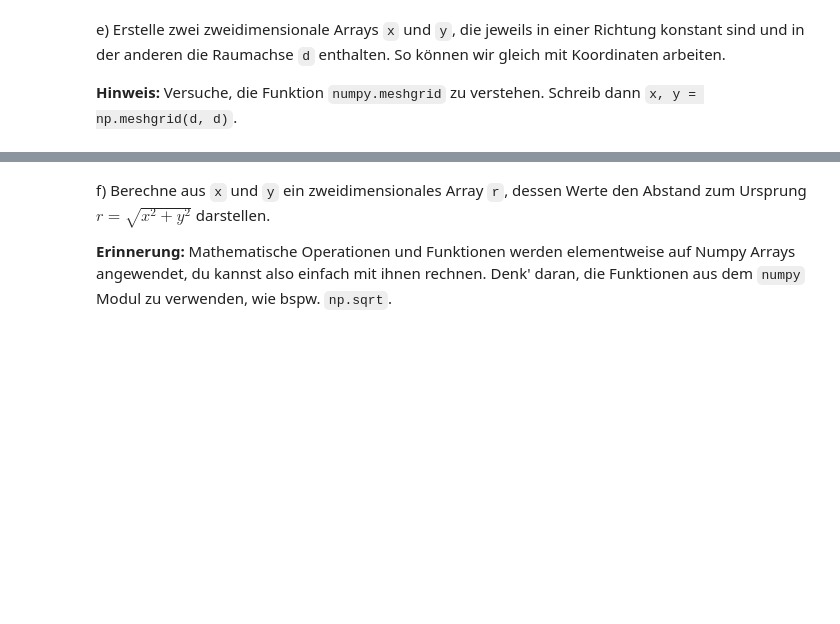
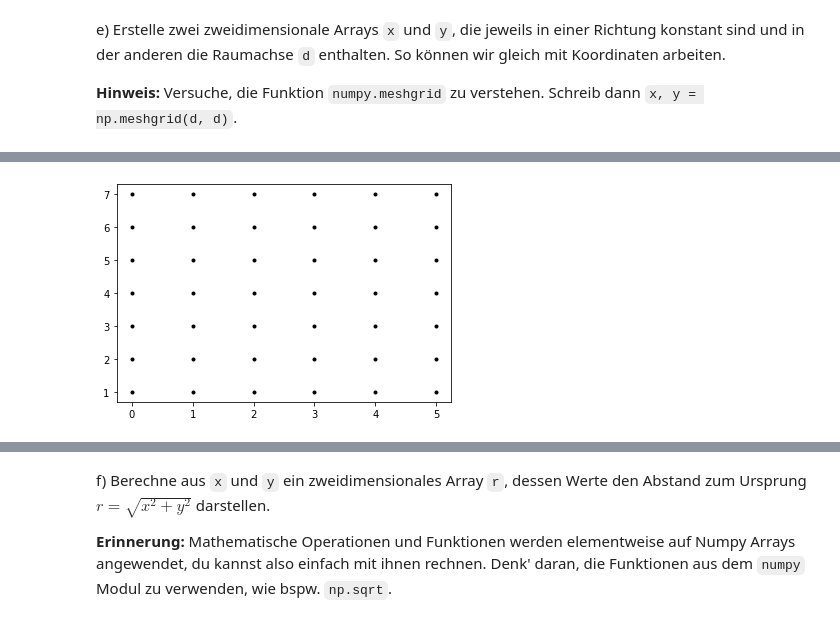
Before and after one commit to romangrothausmann/python-course, a Jupyter notebook: 201 - Numerik mit Numpy.ipynb, the cells around one changed output, grey strips where cells are left out. Saved outputs shown, nothing was run; the diff lists cells and outputs as text; code cells hidden in the pictures; blank space fills up the shorter version.

Commit message:
demo asymmetric meshgrid, its plotting and use for 3D plots (demo done during lecture)

```diff
--- a/201 - Numerik mit Numpy.ipynb
+++ b/201 - Numerik mit Numpy.ipynb
@@ -149,3 +196,12 @@ print("Stimmt.")
 e) Erstelle zwei zweidimensionale Arrays `x` und `y`, die jeweils in einer Richtung konstant sind und in der anderen die Raumachse `d` enthalten. So können wir gleich mit Koordinaten arbeiten.
 
 **Hinweis:** Versuche, die Funktion `numpy.meshgrid` zu verstehen. Schreib dann `x, y = np.meshgrid(d, d)`.
+# %%
+#np.meshgrid?
+### BEGIN SOLUTION
+X= np.linspace(0, 5, 6)
+Y= np.linspace(1, 7, 7)
+x, y = np.meshgrid(X, Y)
+### END SOLUTION
+print(x)
+print(y)
@@ -151,0 +223,12 @@ e) Erstelle zwei zweidimensionale Arrays `x` und `y`, die jeweils in einer Richt
+# %%
+# Zeige Plots direkt im Jupyter Notebook an
+%matplotlib inline
+#%matplotlib notebook
+# Anschließend können wir das Modul importieren
+import matplotlib.pyplot as plt # Die Abkürzung `plt` ist Konvention
+
+plt.plot(x,y, marker='.', color='k', linestyle='none')
+from mpl_toolkits.mplot3d import Axes3D
+plt.show()
+# %% [output]
+[figure, added]
```
Also changed, not shown: parts of 56 cells of this notebook.
